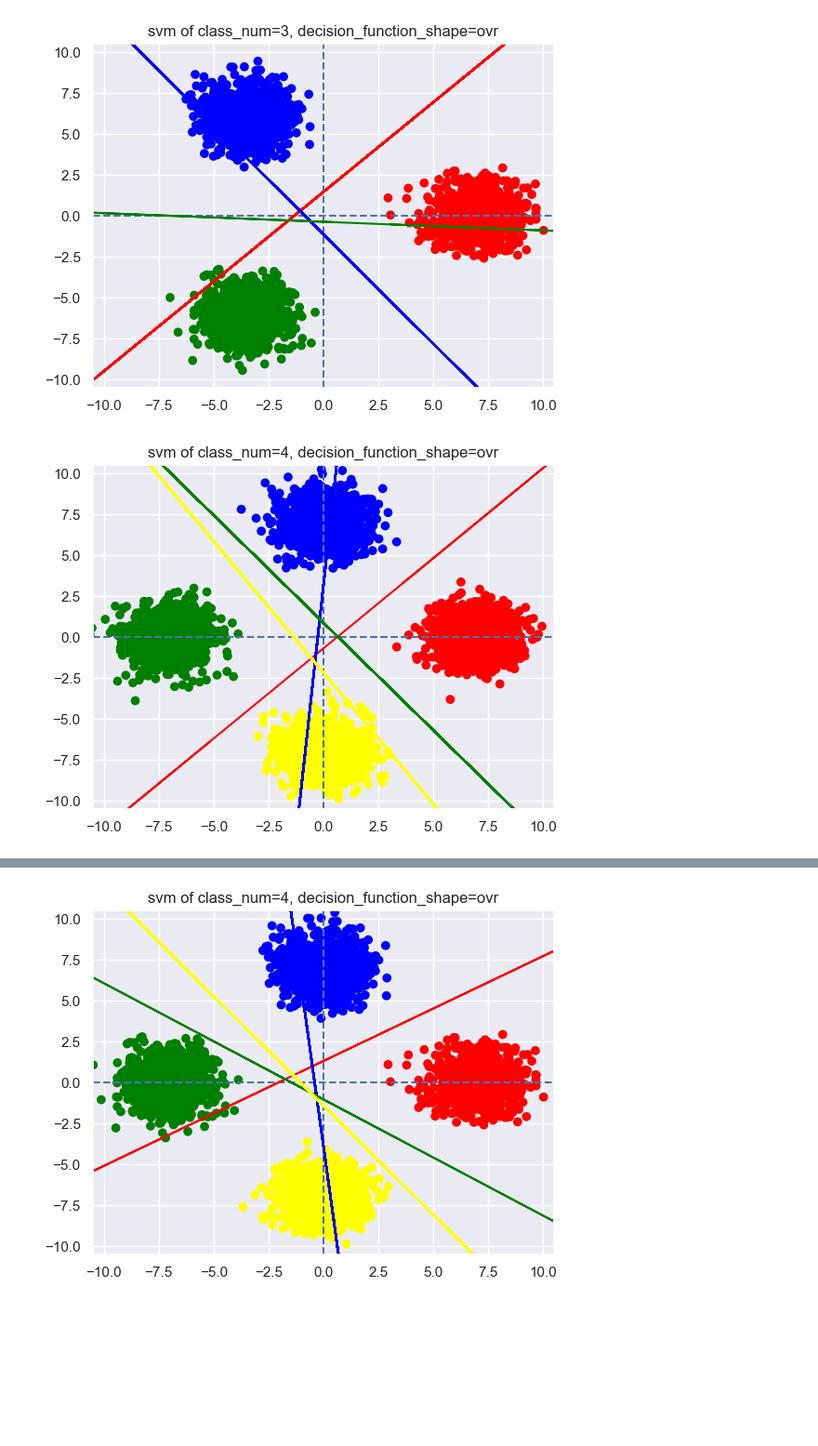
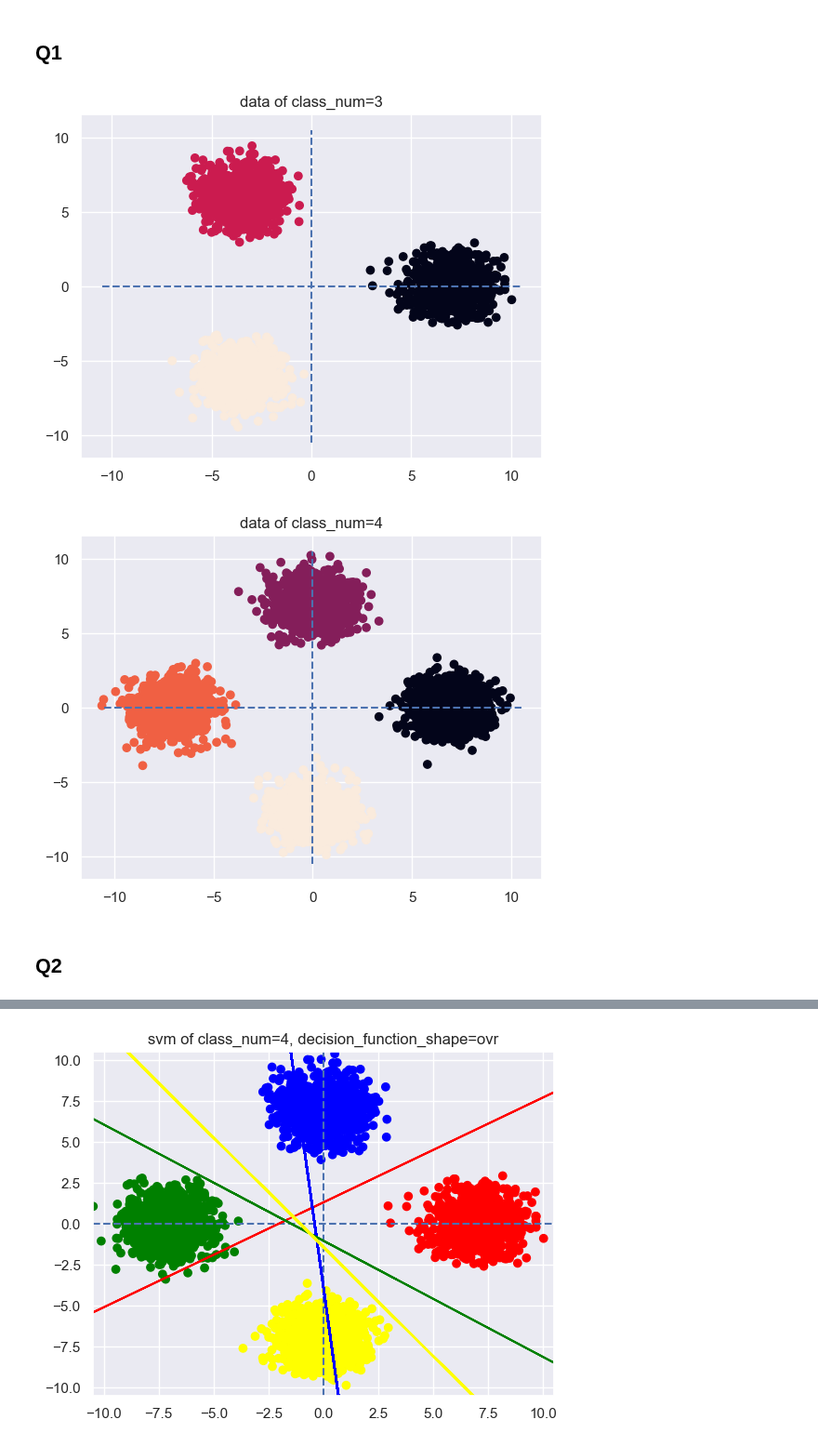
Before and after one commit to belongtothenight/BD_ML_Code, a Jupyter notebook: src/ML_w11_SVM_Homework.ipynb, the cells around one changed output, grey strips where cells are left out. Shown at 93% size. Drawn from its saved outputs; the diff is of its cells as text; code cells hidden in the pictures; blank space fills up the shorter version.

```diff
--- a/src/ML_w11_SVM_Homework.ipynb
+++ b/src/ML_w11_SVM_Homework.ipynb
@@ -125,3 +119,18 @@ class ml_svm():
                 plt.xlim(-self.DIFF * 1.5, self.DIFF * 1.5)
                 plt.ylim(-self.DIFF * 1.5, self.DIFF * 1.5)
                 plt.show()
+
+    def mb_ovo(self):
+        pass
+
+    def mb_ovr(self):
+        for i in range(len(self.class_num)):
+            svc = SVC(kernel='linear')
+            svc.fit(self.X[i], self.y[i])
+            y_pred = svc.predict(self.X[i])
+            print('class_num=', self.class_num[i])
+            print('accuracy=', accuracy_score(self.y[i], y_pred))
+            print('precision=', precision_score(
+                self.y[i], y_pred, average='macro'))
+            print('recall=', recall_score(self.y[i], y_pred, average='macro'))
+            print('f1=', f1_score(self.y[i], y_pred, average='macro'))
@@ -128,6 +144,9 @@ class ml_svm():
+# %% [markdown]
+## Q1
 # %%
-q1 = ml_svm(show=False, plot=False)
-q1.run_svc(show=False, plot=True)
+q1 = ml_svm(plot=True)
 # %% [output]
-[figure, old version]
+[figure, new version]
-[figure, old version]
+[figure, new version]
+# %% [markdown]
+## Q2
```
Also changed, not shown: parts of 11 cells of this notebook.
